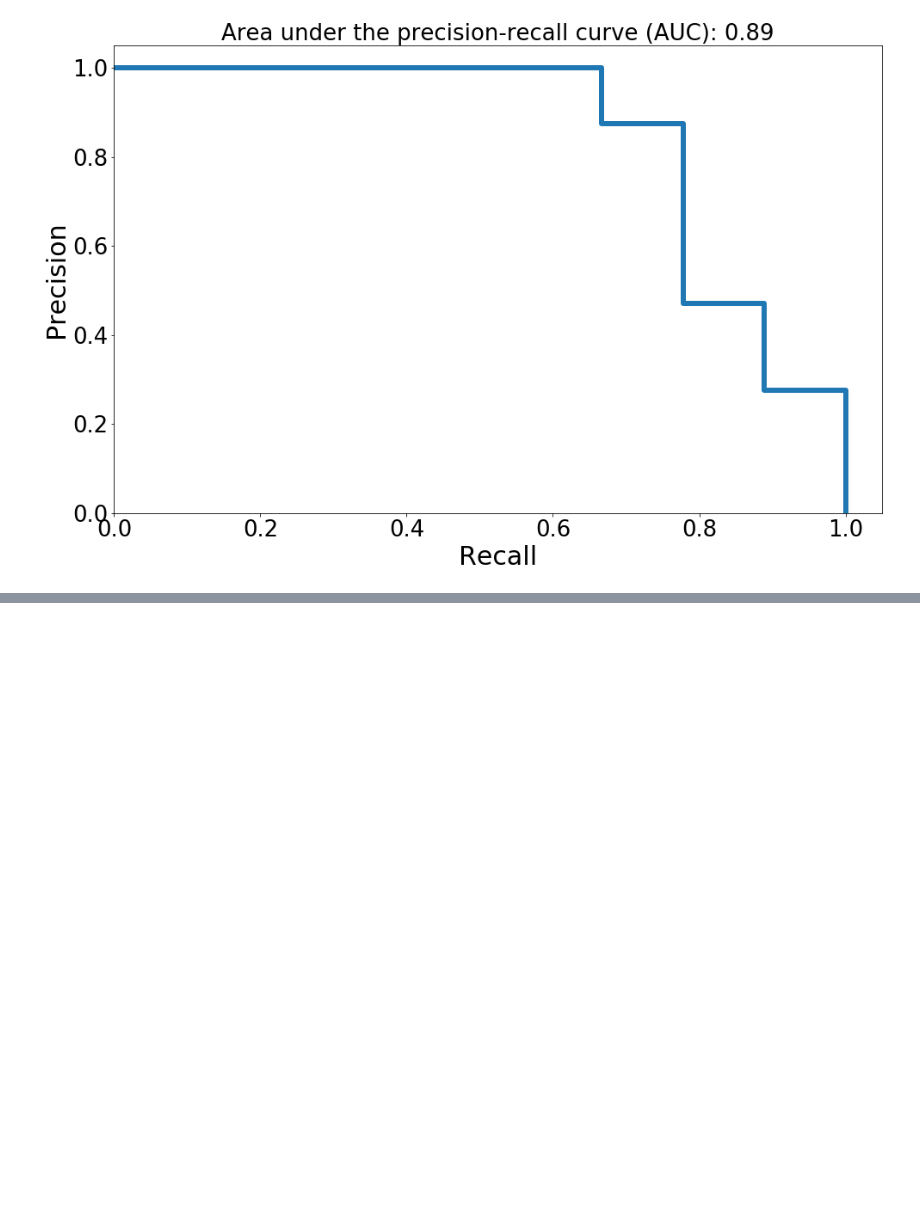
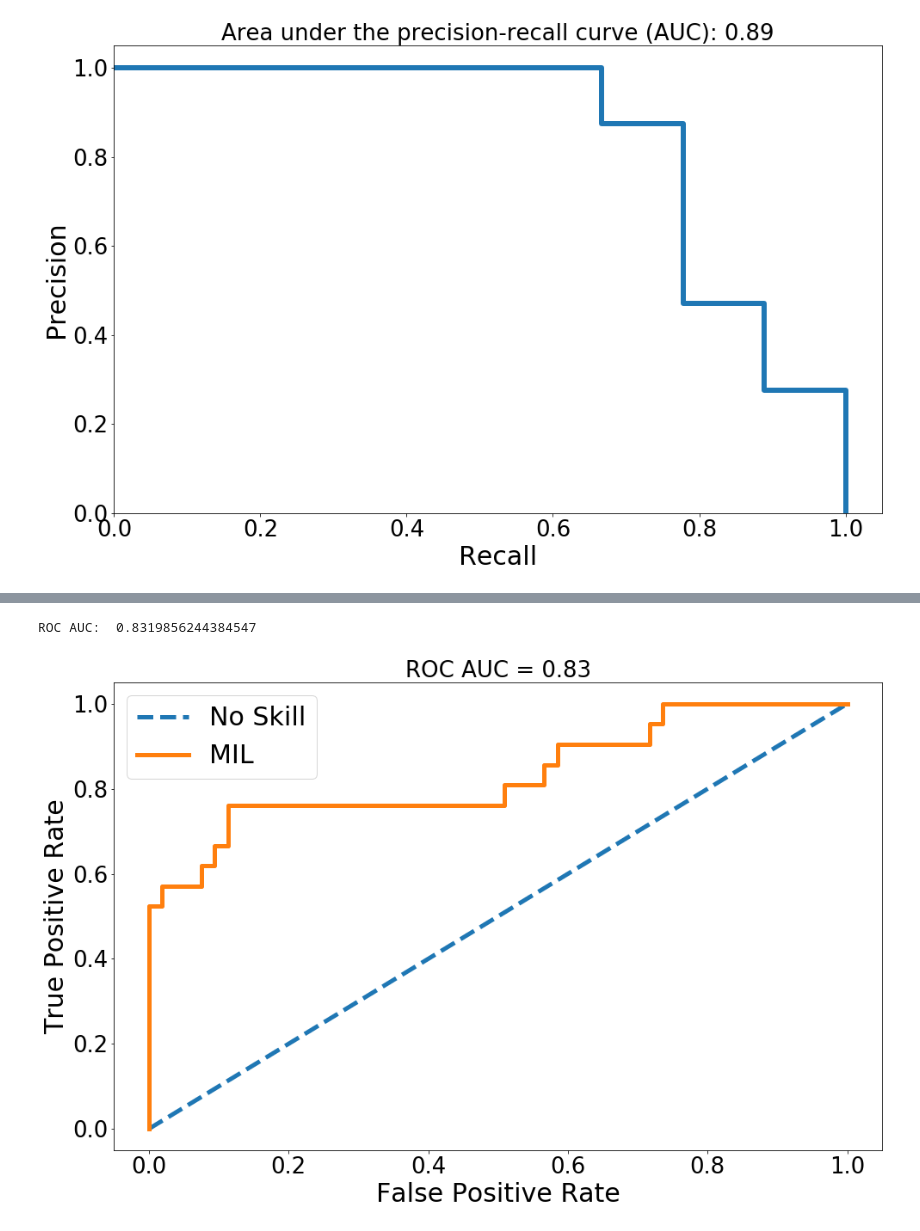
Before and after one commit to AgenoDrei/DetectingDiabeticRetinopathyFromSmartphoneVideoFundus, a Jupyter notebook: scripts/legacy/visualize_data.py.ipynb, the cells around one changed output, grey strips where cells are left out. Saved outputs shown, nothing was run; the diff lists cells and outputs as text; code cells hidden in the pictures; blank space fills up the shorter version.

```diff
--- a/scripts/legacy/visualize_data.py.ipynb
+++ b/scripts/legacy/visualize_data.py.ipynb
@@ -69,0 +102,25 @@ plt.show()
+# %%
+# calc ROC AUC
+
+df_att = pd.read_csv('../../docs/training_mil_avg_0.744_0.700.csv')
+ns_probs = [0 for _ in range(len(df_att))]
+df_val = df_att.iloc[:, :4]
+#df_val.head(100)
+
+ns_auc = roc_auc_score(df_val['label'], ns_probs)
+lr_auc = roc_auc_score(df_val['label'], df_val['probability'])
+lr_fpr, lr_tpr, ths = roc_curve(df_val['label'], df_val['probability'])
+ns_fpr, ns_tpr, _ = roc_curve(df_val['label'], ns_probs)
+
+plt.figure(figsize=(16, 10))
+plt.plot(ns_fpr, ns_tpr, linestyle='--', label='No Skill')
+plt.plot(lr_fpr, lr_tpr, marker='.', label='MIL')
+plt.xlabel('False Positive Rate') # axis labels
+plt.ylabel('True Positive Rate')
+plt.title(f'ROC AUC = {lr_auc:0.2f}')
+plt.legend() # show the legend
+
+print('ROC AUC: ', lr_auc)
+# %% [output]
+ROC AUC:  0.8319856244384547
+[figure, added]
```
Also changed, not shown: parts of 5 cells of this notebook, 4 other files.
